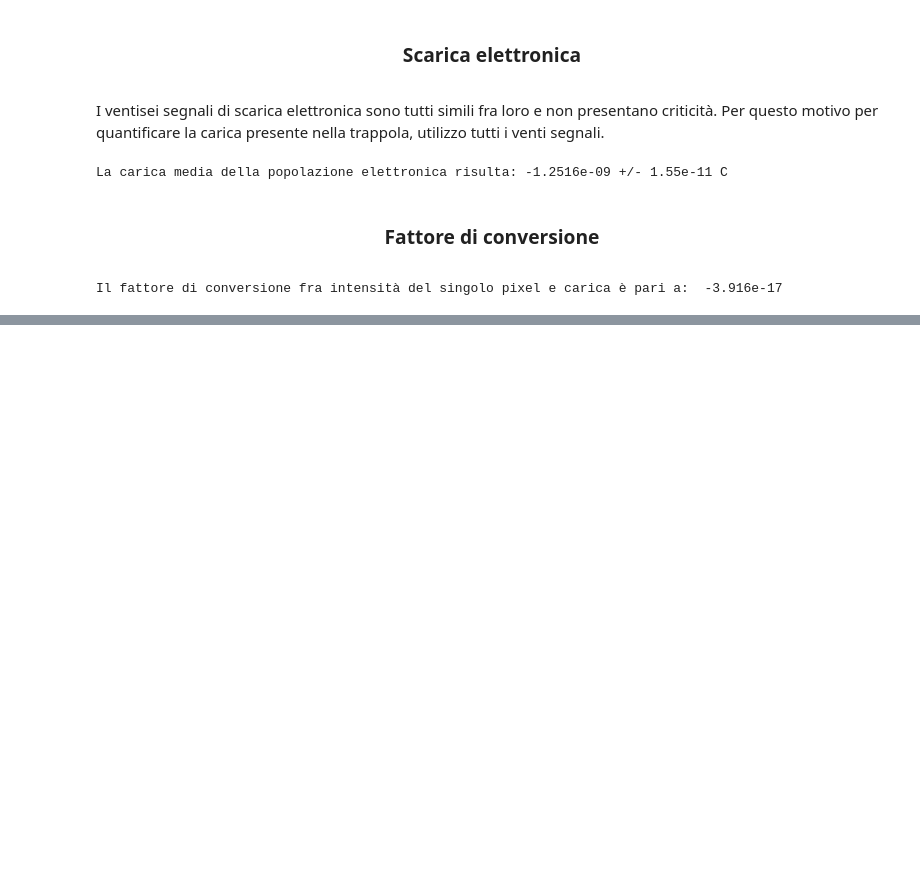
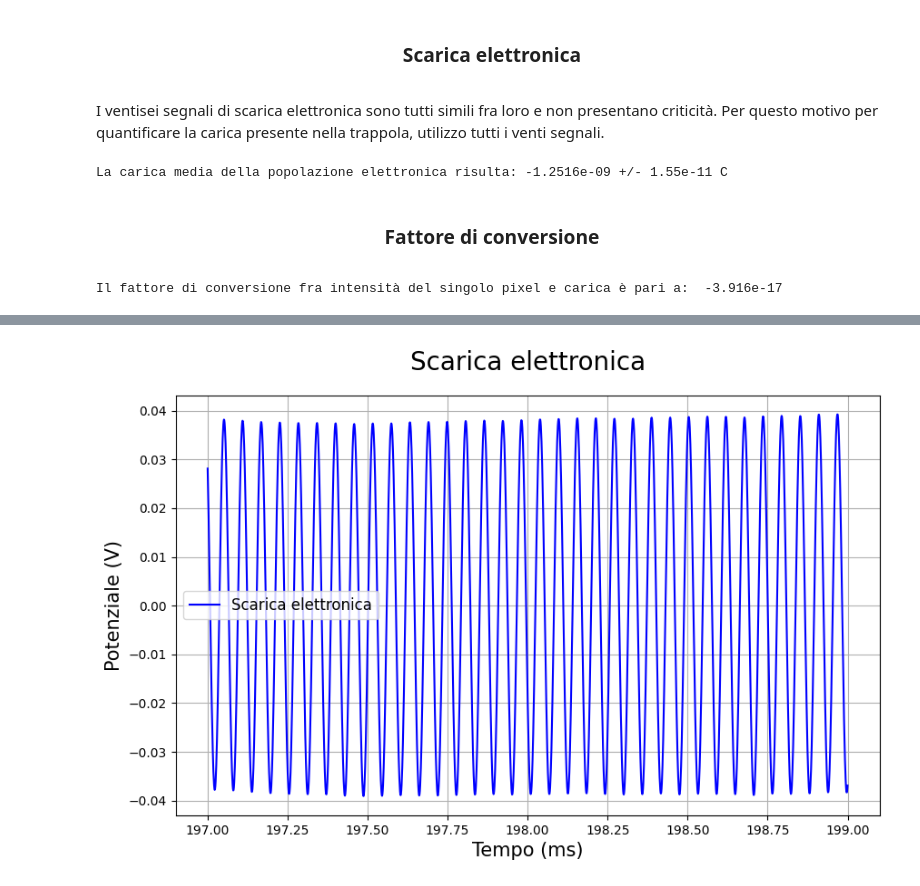
Before and after one commit to Negrini085/LaboPlasmi, a Jupyter notebook: Esperienze/Esperienza 1/esp1.ipynb, the cells around one changed output, grey strips where cells are left out. Drawn from its saved outputs; the diff is of its cells as text; code cells hidden in the pictures; blank space fills up the shorter version.

```diff
--- a/Esperienze/Esperienza 1/esp1.ipynb
+++ b/Esperienze/Esperienza 1/esp1.ipynb
@@ -265,0 +383,28 @@ Il fattore di conversione fra intensità del singolo pixel e carica è pari a:
+# %%
+# Lettura del file saltando le prime tre righe e specificando le colonne
+data = pd.read_csv(filename, delim_whitespace=True, skiprows=3, header=None)
+
+# Assegnazione delle colonne a t e v
+t = data[0].astype(float)
+v = data[1].astype(float)
+v_off = np.mean(v[:30000])
+v = v - v_off
+
+v_smooth = moving_av(v, window_size = 100)
+t = t[:len(v_smooth)]
+
+mask = (np.array(t)<199) & (np.array(t)>197)
+v_smooth = v_smooth[mask]
+t = t[mask]
+
+fig = plt.figure(figsize=(10, 6))
+
+plt.plot(t, v_smooth, 'b-', label = 'Scarica elettronica')
+plt.xlabel('Tempo (ms)', fontsize = 15)
+plt.ylabel('Potenziale (V)', fontsize = 15)
+plt.title('Scarica elettronica', fontsize = 20, pad = 20)
+plt.grid(True)
+plt.legend(fontsize = 12)
+plt.show()
+# %% [output]
+[figure, added]
```
Also changed, not shown: parts of 8 cells of this notebook, 51 other files.
